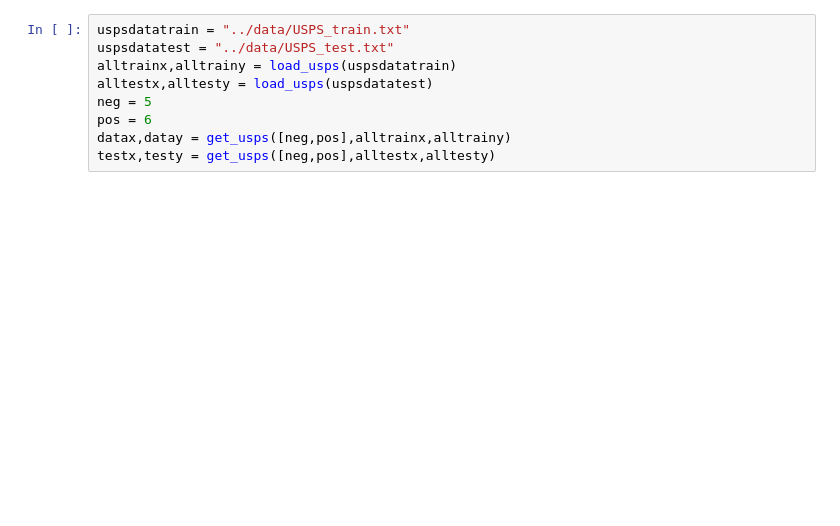
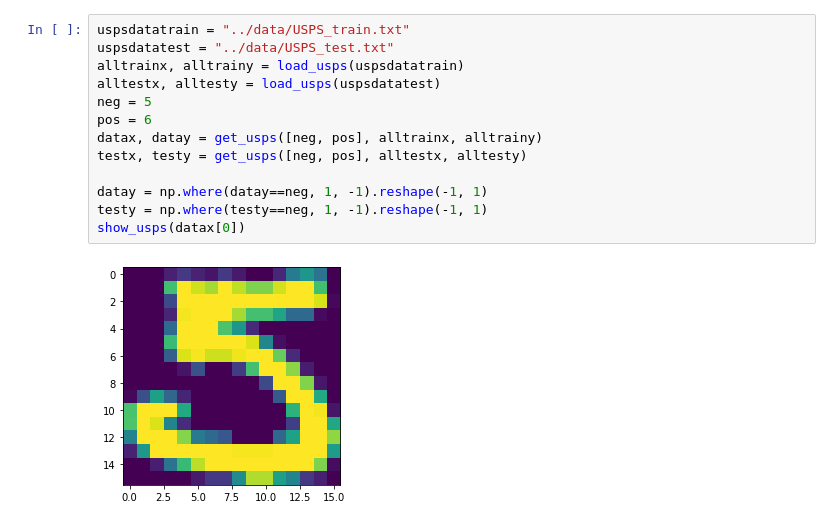
Before and after one commit to CharlesAttend/M1-S2-DAC, a Jupyter notebook: ML/TME/TME4/src/tme4.ipynb, the cells around one changed output. Cells and saved outputs as stored; diff of their text form; blank space fills up the shorter version.

```diff
--- a/ML/TME/TME4/src/tme4.ipynb
+++ b/ML/TME/TME4/src/tme4.ipynb
@@ -42,9 +106,15 @@ def show_usps(data):
 # %%
 uspsdatatrain = "../data/USPS_train.txt"
 uspsdatatest = "../data/USPS_test.txt"
-alltrainx,alltrainy = load_usps(uspsdatatrain)
-alltestx,alltesty = load_usps(uspsdatatest)
+alltrainx, alltrainy = load_usps(uspsdatatrain)
+alltestx, alltesty = load_usps(uspsdatatest)
 neg = 5
 pos = 6
-datax,datay = get_usps([neg,pos],alltrainx,alltrainy)
-testx,testy = get_usps([neg,pos],alltestx,alltesty)
+datax, datay = get_usps([neg, pos], alltrainx, alltrainy)
+testx, testy = get_usps([neg, pos], alltestx, alltesty)
+
+datay = np.where(datay==neg, 1, -1).reshape(-1, 1)
+testy = np.where(testy==neg, 1, -1).reshape(-1, 1)
+show_usps(datax[0])
+# %% [output]
+[figure, added]
```
Also changed, not shown: parts of 9 cells of this notebook, 2 other files.
